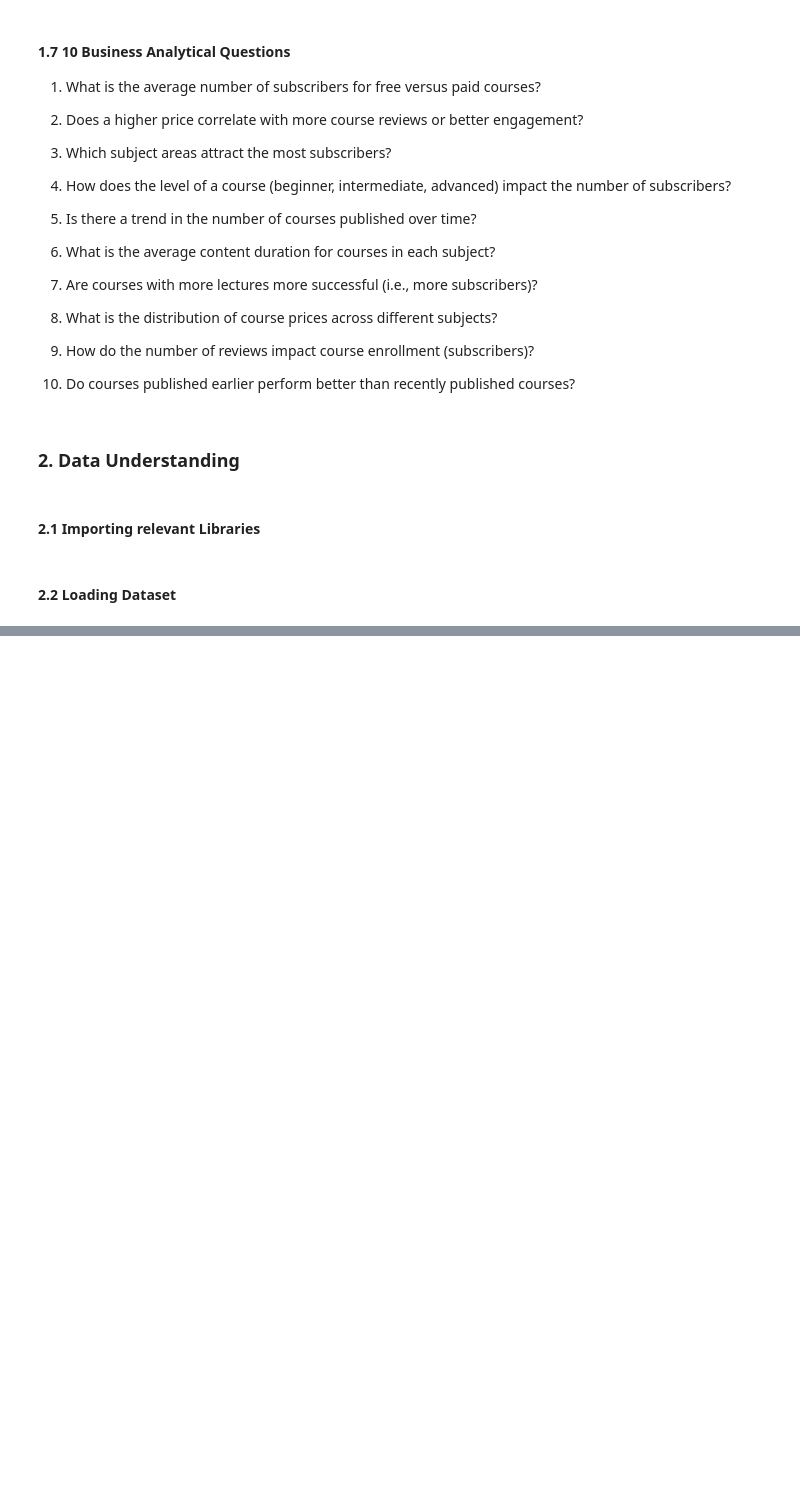
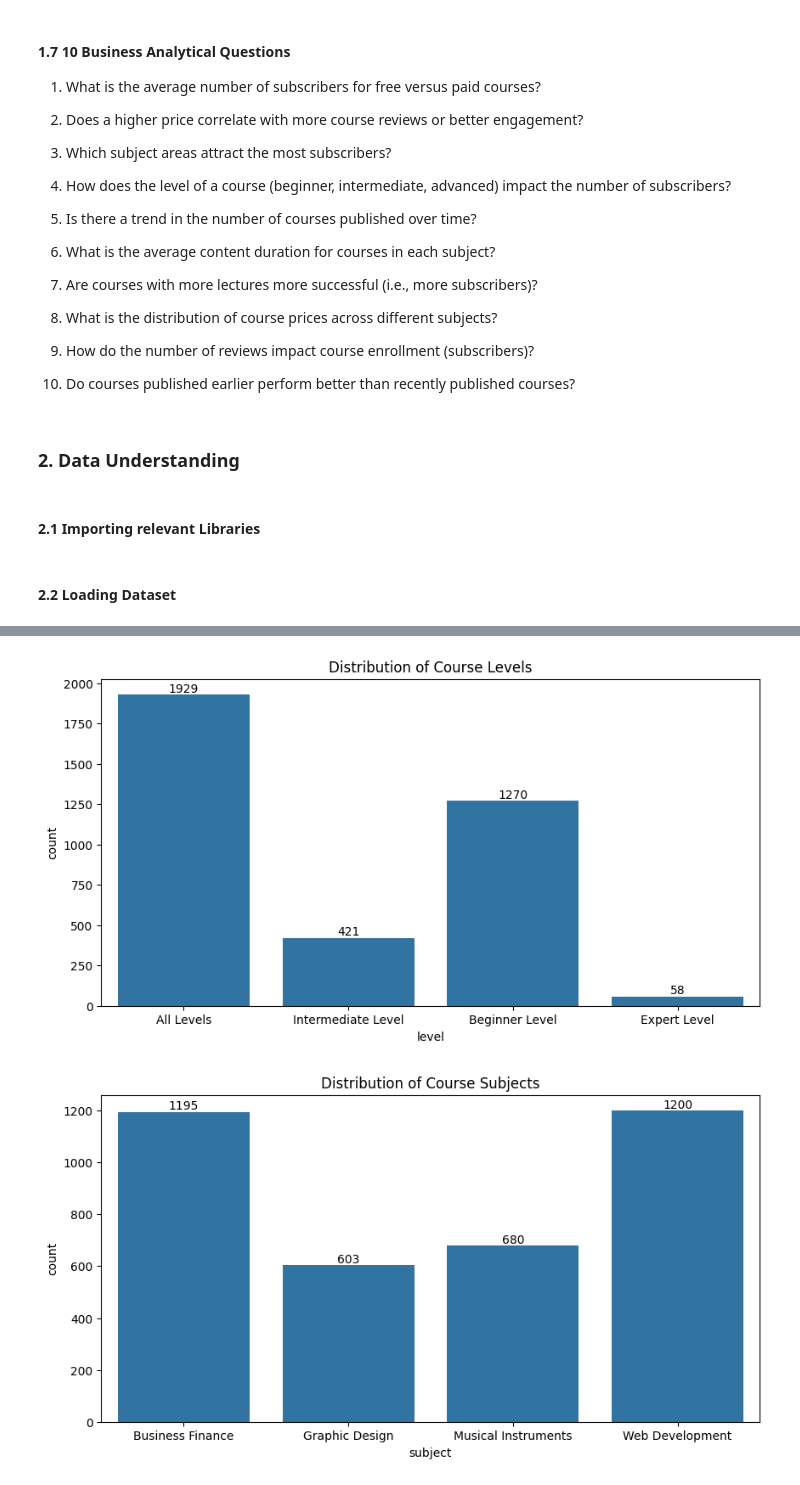
Before and after one commit to BamBamOguns/udemy_courses, a Jupyter notebook: main.ipynb, the cells around one changed output, grey strips where cells are left out. Saved outputs shown, nothing was run; the diff lists cells and outputs as text; code cells hidden in the pictures; blank space fills up the shorter version.

Commit message:
Univariate Analysis of Categorical Variables

```diff
--- a/main.ipynb
+++ b/main.ipynb
@@ -105,7 +105,7 @@ import openpyxl
 #### 2.2 Loading Dataset
 # %%
 # File path for the dataset for analysis
-file_path = '../data/udemy_courses_dataset.xlsx'
+file_path = 'C:/Users/HP/AzubiCA/Personal Projects/udemy_courses-1/data/udemy_courses_dataset.xlsx'
 
 # Load the file into the notebook
 udemy_data = pd.read_excel(file_path)
@@ -114,0 +180,17 @@ FileNotFoundError: [Errno 2] No such file or directory: '../data/udemy_courses_d
+# %%
+# Convert the 'published_timestamp' field to DateTime datatype (Pandas will handle the 'T' and 'Z' automatically)
+udemy_data['published_timestamp'] = pd.to_datetime(udemy_data['published_timestamp'])
+
+# Create a new field with only the date part
+udemy_data['published_date'] = udemy_data['published_timestamp'].dt.date
+# %%
+# Creating price ranges for all the prices using appropraite intervals
+
+# Define the bins (including 0 in the first bin)
+bins = [0, 20, 40, 60, 80, 100, 120, 140, 160, 180, 200]
+
+# Define labels for each bin
+labels = ['0-20', '21-40', '41-60', '61-80', '81-100', '101-120', '121-140', '141-160', '161-180', '181-200']
+
+# Create a new column 'price_range' using pd.cut() and ensure the lowest value is included
+udemy_data['price_range'] = pd.cut(udemy_data['price'], bins = bins, labels = labels, include_lowest = True, right = True)
@@ -114,0 +301,38 @@ FileNotFoundError: [Errno 2] No such file or directory: '../data/udemy_courses_d
+# %%
+# Distribution of Categorical variables like 'level', 'subject', and 'is_paid'
+
+plt.figure(figsize = (10, 5))
+ax1 = sns.countplot(data = udemy_data, x = 'level')
+plt.title('Distribution of Course Levels')
+
+# Annotate bars with values
+for p in ax1.patches:
+    ax1.annotate(f'{int(p.get_height())}',
+                 (p.get_x() + p.get_width() / 2., p.get_height()),
+                 ha = 'center', va = 'bottom')
+plt.show()
+
+plt.figure(figsize = (10, 5))
+ax2 = sns.countplot(data = udemy_data, x = 'subject')
+plt.title('Distribution of Course Subjects')
+
+# Annotate bars with values
+for p in ax2.patches:
+    ax2.annotate(f'{int(p.get_height())}',
+                 (p.get_x() + p.get_width() / 2., p.get_height()),
+                 ha = 'center', va = 'bottom')
+plt.show()
+
+plt.figure(figsize = (5, 5))
+ax3 = sns.countplot(data = udemy_data, x = 'is_paid')
+plt.title('Paid vs Free Courses')
+
+# Annotate bars with values
+for p in ax3.patches:
+    ax3.annotate(f'{int(p.get_height())}',
+                 (p.get_x() + p.get_width() / 2., p.get_height()),
+                 ha = 'center', va = 'bottom')
+plt.show()
+# %% [output]
+[figure, added]
+[figure, added]
```
Also changed, not shown: parts of 14 cells of this notebook.
